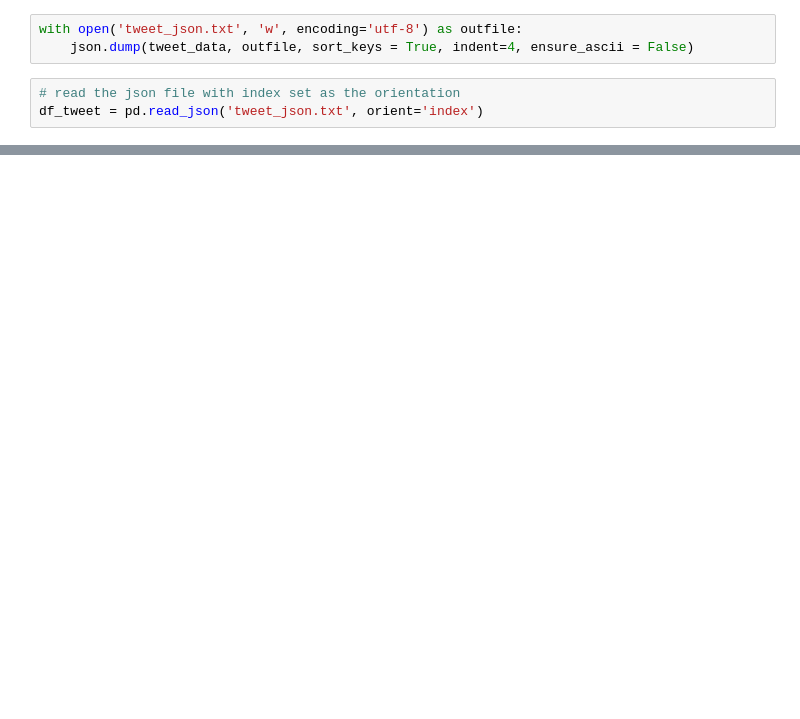
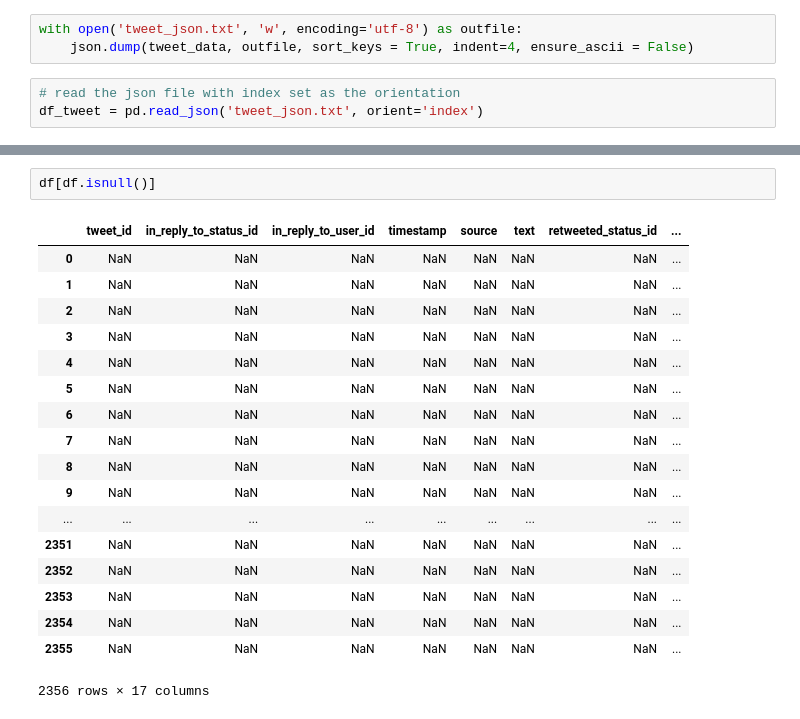
Before and after one commit to abdiganiaden/wrangle_analyze_twitter_dogs, a Jupyter notebook: wrangle_act.ipynb, the cells around one changed output, grey strips where cells are left out. Drawn from its saved outputs; the diff is of its cells as text; blank space fills up the shorter version.

```diff
--- a/wrangle_act.ipynb
+++ b/wrangle_act.ipynb
@@ -87,0 +174,21 @@ df_tweet = pd.read_json('tweet_json.txt', orient='index')
+# %%
+df[df.isnull()]
+# %% [output]
+|  | tweet_id | in_reply_to_status_id | in_reply_to_user_id | timestamp | source | text | retweeted_status_id | ... |
+| 0 | NaN | NaN | NaN | NaN | NaN | NaN | NaN | ... |
+| 1 | NaN | NaN | NaN | NaN | NaN | NaN | NaN | ... |
+| 2 | NaN | NaN | NaN | NaN | NaN | NaN | NaN | ... |
+| 3 | NaN | NaN | NaN | NaN | NaN | NaN | NaN | ... |
+| 4 | NaN | NaN | NaN | NaN | NaN | NaN | NaN | ... |
+| 5 | NaN | NaN | NaN | NaN | NaN | NaN | NaN | ... |
+| 6 | NaN | NaN | NaN | NaN | NaN | NaN | NaN | ... |
+| 7 | NaN | NaN | NaN | NaN | NaN | NaN | NaN | ... |
+| 8 | NaN | NaN | NaN | NaN | NaN | NaN | NaN | ... |
+| 9 | NaN | NaN | NaN | NaN | NaN | NaN | NaN | ... |
+| ... | ... | ... | ... | ... | ... | ... | ... | ... |
+| 2351 | NaN | NaN | NaN | NaN | NaN | NaN | NaN | ... |
+| 2352 | NaN | NaN | NaN | NaN | NaN | NaN | NaN | ... |
+| 2353 | NaN | NaN | NaN | NaN | NaN | NaN | NaN | ... |
+| 2354 | NaN | NaN | NaN | NaN | NaN | NaN | NaN | ... |
+| 2355 | NaN | NaN | NaN | NaN | NaN | NaN | NaN | ... |
+2356 rows × 17 columns
```
Also changed, not shown: parts of 12 cells of this notebook, 1 other file.
